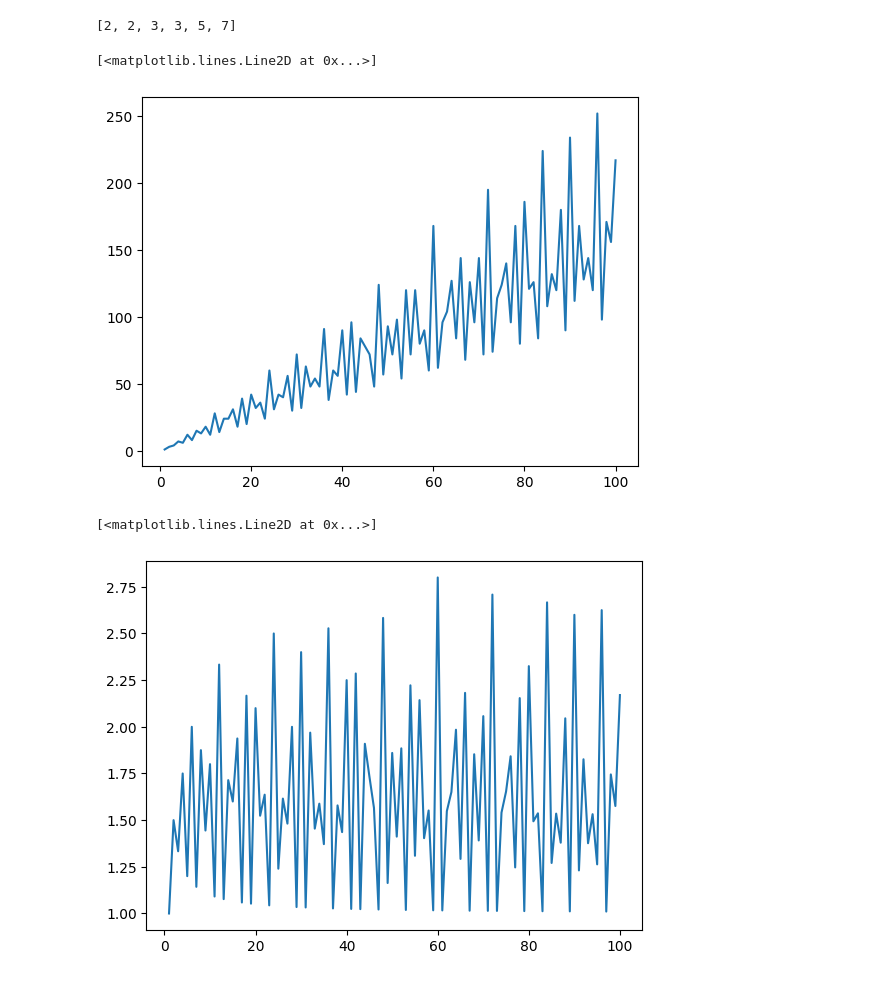
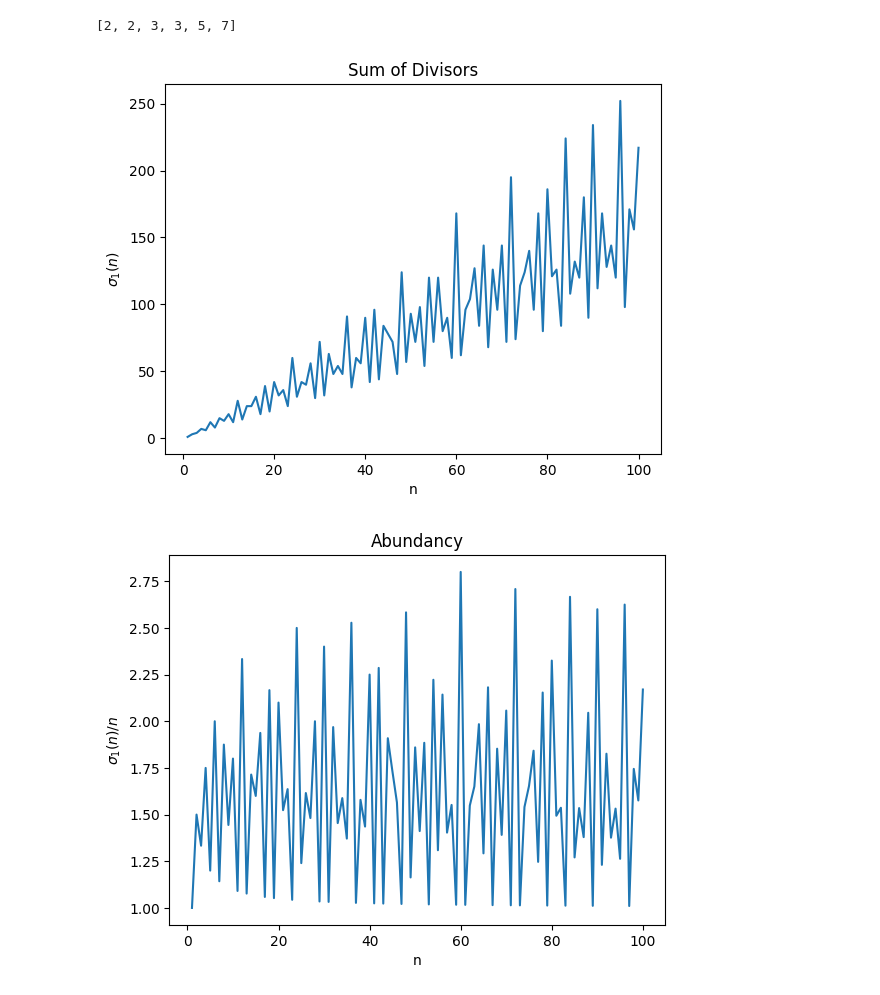
Before and after one commit to olooney/notebooks, a Jupyter notebook: content/highly_composite.ipynb, the cells around one changed output. Cells and saved outputs as stored; diff of their text form; code cells hidden in the pictures.

```diff
--- a/content/highly_composite.ipynb
+++ b/content/highly_composite.ipynb
@@ -136,18 +138,22 @@ for n in range(3, 1000):
 # %%
 
 N = 100
 ns = list(range(1, N+1))
 sigmas = [ sigma(n) for n in ns ]
 plt.plot(ns, sigmas)
+plt.title("Sum of Divisors")
+plt.xlabel("n")
+plt.ylabel(r"$\sigma_1(n)$");
 # %% [output]
-[<matplotlib.lines.Line2D at 0x...>]
-[figure, old version]
+[figure, new version]
 # %%
 N = 100
 ns = list(range(1, N+1))
 abundances = [ sigma(n)/n for n in ns ]
 plt.plot(ns, abundances)
+plt.title("Abundancy")
+plt.xlabel("n")
+plt.ylabel(r"$\sigma_1(n)/n$");
 # %% [output]
-[<matplotlib.lines.Line2D at 0x...>]
-[figure, old version]
+[figure, new version]
 # %%
```
Also changed, not shown: parts of 14 cells of this notebook.
